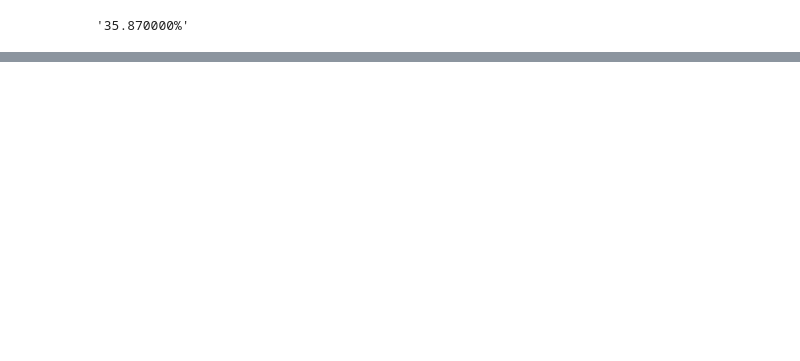
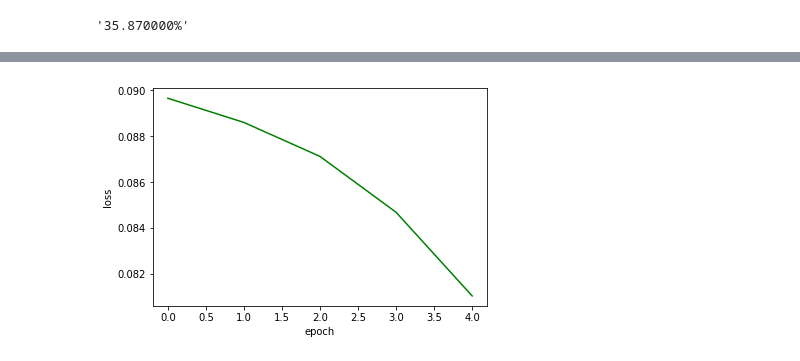
Before and after one commit to livi83/MNIST, a Jupyter notebook: projekt.ipynb, the cells around one changed output, grey strips where cells are left out. Cells and saved outputs as stored; diff of their text form; code cells hidden in the pictures; blank space fills up the shorter version.

```diff
--- a/projekt.ipynb
+++ b/projekt.ipynb
@@ -355,0 +404,3 @@ tensor(1)
+# %%
+model = DigiNet()
+model,losses=train_model(model, epochs=5, lr=0.0035,momentum=0.7)
@@ -355,0 +413,4 @@ tensor(1)
+# %%
+fig = plot_loss(losses)
+# %% [output]
+[figure, added]
```
Also changed, not shown: parts of 20 cells of this notebook.
